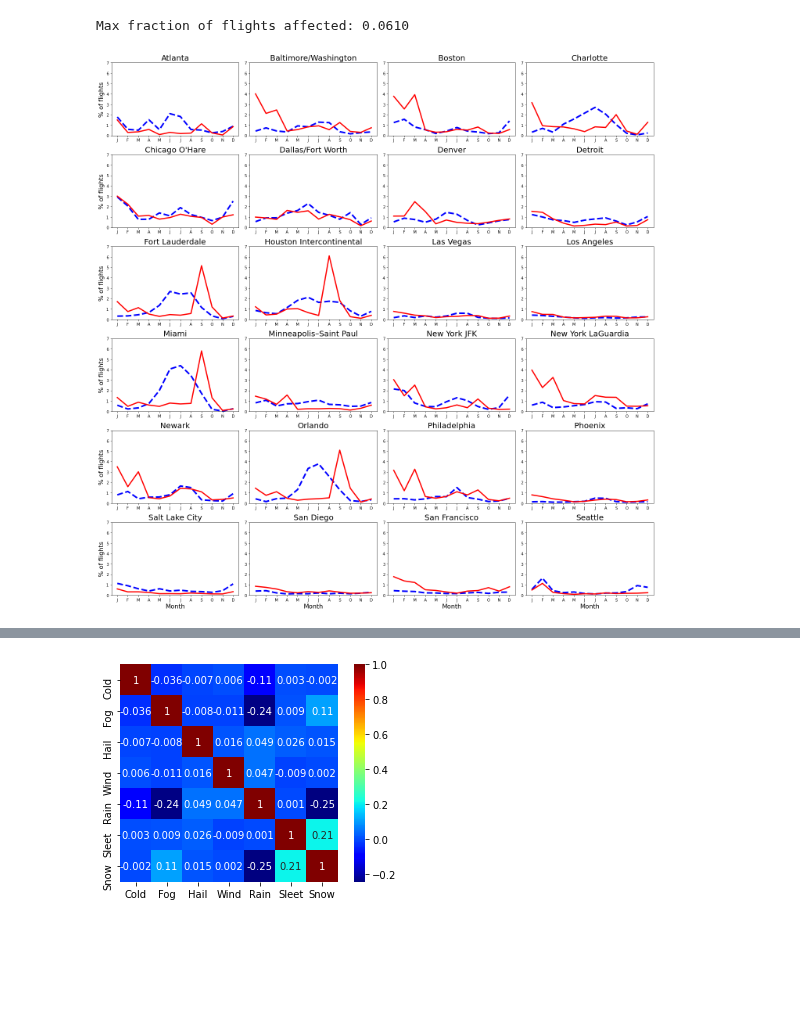
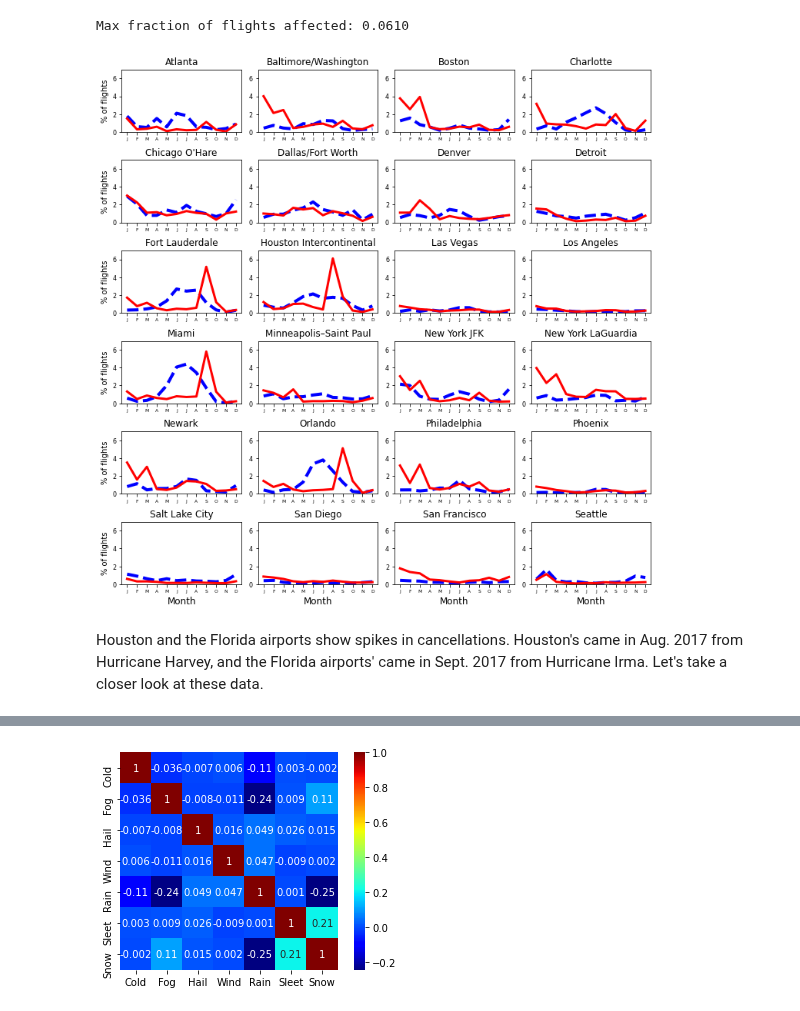
Before and after one commit to BarrettNB/Springboard, a Jupyter notebook: Capstone_2--Airport_weather/Steps_2-3_DataWrangling_EDA_2_Merging.ipynb, the cells around one changed output, grey strips where cells are left out. Saved outputs shown, nothing was run; the diff lists cells and outputs as text; code cells hidden in the pictures; blank space fills up the shorter version.

Commit message:
Improve plots, remove hurricane "spikes"

```diff
--- a/Capstone_2--Airport_weather/Steps_2-3_DataWrangling_EDA_2_Merging.ipynb
+++ b/Capstone_2--Airport_weather/Steps_2-3_DataWrangling_EDA_2_Merging.ipynb
@@ -77,14 +78,18 @@ departure_events[FRAC_DELAYED] = departure_events.WeatherDelayed/departure_event
 arrival_events[FRAC_DELAYED] = arrival_events.WeatherDelayed/arrival_events.Flights
 frac_cancelled = departure_events['FracCancelled']
 frac_delayed = departure_events['FracDelayed']
+# %%
+'''Monthly summaries of departure cancellations and delays.'''
+def get_monthly_summaries(df):
+    monthly_summaries = df[['ORIGIN','DepartureDate','FracCancelled','FracDelayed']]
+    with warnings.catch_warnings():
+        warnings.simplefilter('ignore')
+        monthly_summaries['Month'] = monthly_summaries.DepartureDate.str[5:7].astype(int)
+        monthly_summaries = monthly_summaries.groupby(['ORIGIN','Month']).mean().reset_index()
+        return monthly_summaries
 # %%
-#Monthly summaries of departure cancellations and delays
-airport_monthly_summaries = departure_events[['ORIGIN','DepartureDate','FracCancelled','FracDelayed']]
-with warnings.catch_warnings():
-    warnings.simplefilter('ignore')
-    airport_monthly_summaries['Month'] = airport_monthly_summaries.DepartureDate.str[5:7].astype(int)
-    airport_monthly_summaries = airport_monthly_summaries.groupby(['ORIGIN','Month']).mean().reset_index()
-print('Max fraction of flights affected: %.4f' % airport_monthly_summaries.iloc[:,2:].max().max())
+monthly_summaries = get_monthly_summaries(departure_events)
+print('Max fraction of flights affected: %.4f' % monthly_summaries.iloc[:,2:].max().max())
 busiest_airports = pd.read_csv('busiest_US_airports2018.csv', index_col='Rank')
 busiest_airports.rename({'Airport': 'Code'}, axis=1, inplace=True)
 #Naming them by hand to allow for name customization.
@@ -99,28 +104,37 @@ busiest_airports.sort_values(by='Airport', inplace=True)
 # %% [output]
 Max fraction of flights affected: 0.0610
 # %%
-h, w = 6, 4
-months = list('JFMAMJJASOND')
-x = np.arange(1, len(months)+1)
-fig, axs = plt.subplots(nrows=h, ncols=w, figsize=(20,20))
-for i in range(h):
-    for j in range(w):
-        airport_index = airport_monthly_summaries[
-            airport_monthly_summaries.ORIGIN == busiest_airports.iloc[w*i + j].loc['Code']].index.to_numpy()
-        axs[i,j].plot(x, 100*airport_monthly_summaries.FracDelayed[airport_index], color='b', lw=4, ls='--')
-        axs[i,j].plot(x, 100*airport_monthly_summaries.FracCancelled[airport_index], color='r', lw=3)
-        axs[i,j].set_title(busiest_airports.Airport.iloc[w*i + j], fontsize=20)
-        axs[i,j].set_xticks(x)
-        axs[i,j].set_xticklabels(months)
-        axs[i,j].set_ylim([0,7])
-        if i==h-1:
-            axs[i,j].set_xlabel("Month", fontsize=16)
-        if j==0:
-            axs[i,j].set_ylabel("% of flights", fontsize=16)
-plt.tight_layout()
-os.chdir(WORKING_DIR + r'\figures')
-if save_plots:
-    plt.savefig('MonthlySummariesByAirport.png')
-plt.show()
+'''Line plots for all the major airports.'''
+def summaryplots(df, version=''):
+    h, w = 6, 4
+    months = list('JFMAMJJASOND')
+    x = np.arange(1, len(months)+1)
+    fig, axs = plt.subplots(nrows=h, ncols=w, figsize=(10, 10), constrained_layout=True)
+    for i in range(h):
+        for j in range(w):
+            ax = axs[i,j]
+            airport_index = df[df.ORIGIN == busiest_airports.iloc[w*i + j].loc['Code']].index.to_numpy()
+            ax.plot(x, 100*df.FracDelayed[airport_index], color='b', lw=4, ls='--')
+            ax.plot(x, 100*df.FracCancelled[airport_index], color='r', lw=3)
+            ax.set_title(busiest_airports.Airport.iloc[w*i + j], fontsize=12)
+            ax.set_xticks(x)
+            ax.set_xticklabels(months, fontsize=6)
+            ax.set_ylim([0,7])
+            ax.tick_params(axis='y', which='major', labelsize=8)
+            if i==h-1:
+                ax.set_xlabel("Month", fontsize=12)
+            if j==0:
+                ax.set_ylabel("% of flights", fontsize=10)
+    #plt.tight_layout()
+    os.chdir(WORKING_DIR + r'\figures')
+    if save_plots:
+        plt.savefig('MonthlySummariesByAirport' + str(version) + '.png')
+    plt.show()
+
+summaryplots(monthly_summaries)
 # %% [output]
-[figure, old version]
+[figure, new version]
+# %% [markdown]
+Houston and the Florida airports show spikes in cancellations. Houston's came in
+Aug. 2017 from Hurricane Harvey, and the Florida airports' came in Sept. 2017
+from Hurricane Irma. Let's take a closer look at these data.
```
Also changed, not shown: parts of 16 cells of this notebook.
